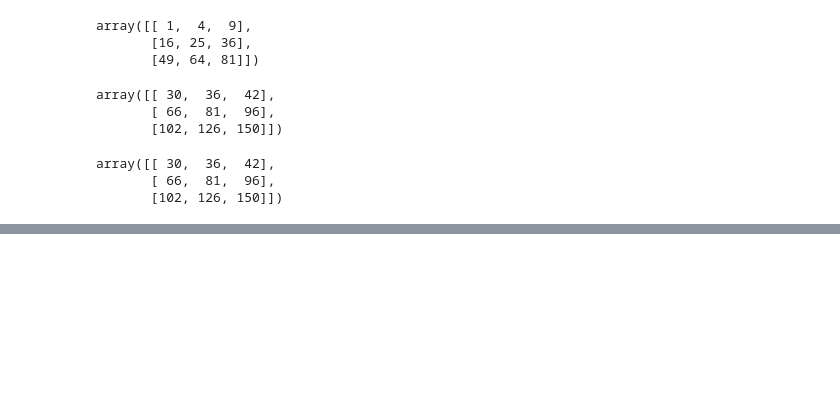
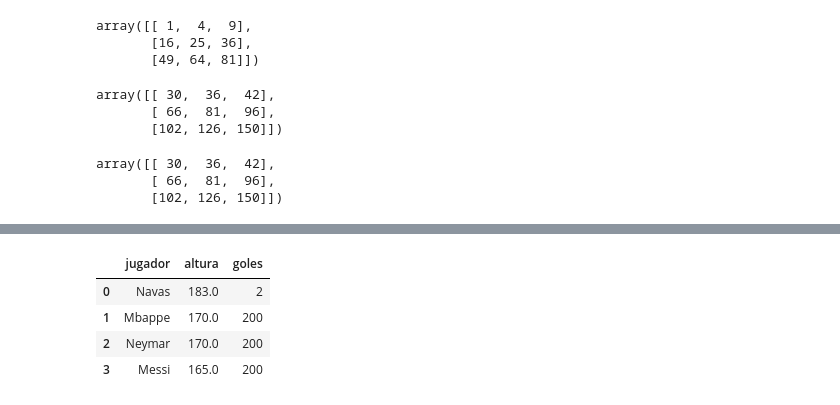
Before and after one commit to M-Alejo/numpy_pandas, a Jupyter notebook: bases_pandas_numpy.ipynb, the cells around one changed output, grey strips where cells are left out. Drawn from its saved outputs; the diff is of its cells as text; code cells hidden in the pictures; blank space fills up the shorter version.

```diff
--- a/bases_pandas_numpy.ipynb
+++ b/bases_pandas_numpy.ipynb
@@ -551,0 +608,10 @@ array([[ 30,  36,  42],
+# %%
+# si no agrego los indices pandas los agrega con un consecutivo de cero hasta la cantidad de registros que tenga
+jugadores = pd.DataFrame(diccionario2)
+jugadores
+# %% [output]
+|  | jugador | altura | goles |
+| 0 | Navas | 183.0 | 2 |
+| 1 | Mbappe | 170.0 | 200 |
+| 2 | Neymar | 170.0 | 200 |
+| 3 | Messi | 165.0 | 200 |
```
Also changed, not shown: parts of 8 cells of this notebook.
